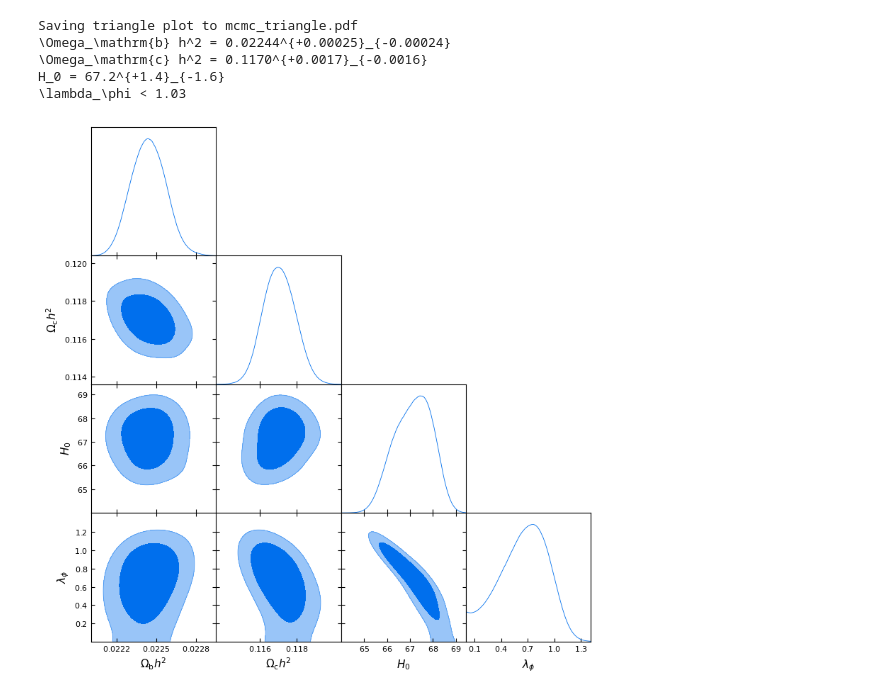
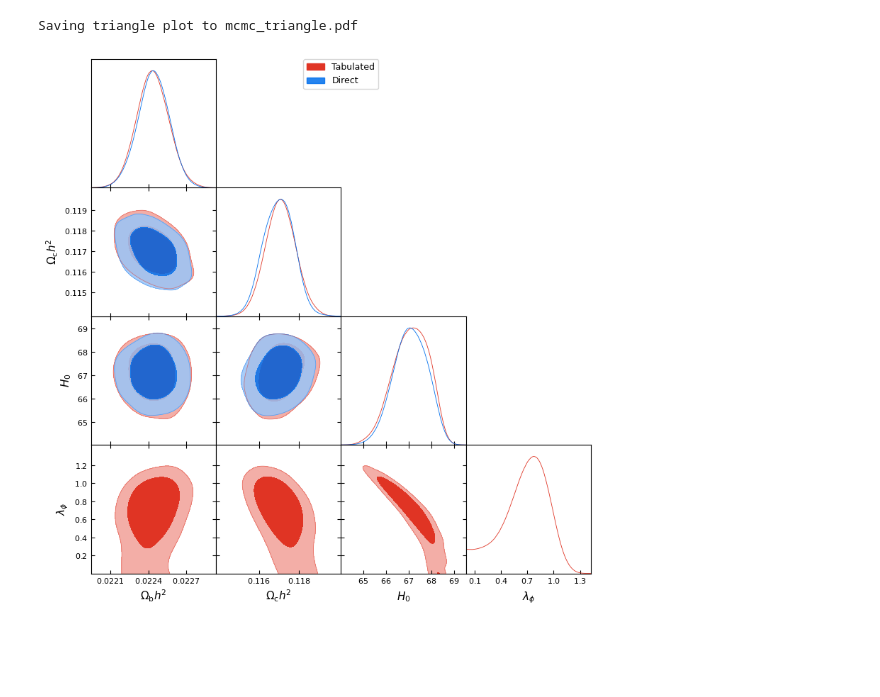
Before and after one commit to gborghetto/ESR_DE, a Jupyter notebook: test_exp_potential_camb.ipynb, the cells around one changed output. Drawn from its saved outputs; the diff is of its cells as text; code cells hidden in the pictures; blank space fills up the shorter version.

```diff
--- a/test_exp_potential_camb.ipynb
+++ b/test_exp_potential_camb.ipynb
@@ -4,7 +4,9 @@ from getdist import MCSamples, plots, loadMCSamples
 import os
 
 
-samples = loadMCSamples('./chains/quintessence_camb',settings={'ignore_rows': 0.33})
+samples_tab = loadMCSamples('./chains/quintessence_camb',settings={'ignore_rows': 0.33})
+samples_direct = loadMCSamples('./chains/camb_exp_mcmc',settings={'ignore_rows': 0.33})
 
-print('Parameter names available:', samples.getParamNames().list())
+print('Parameter names available:', samples_tab.getParamNames().list())
+print('Parameter names available:', samples_direct.getParamNames().list())
 # %% [output]
@@ -20,41 +17,37 @@ Parameter names available: ['omch2', 'ombh2', 'H0', 'lambda_phi', 'chi2__BAO', '
 # # Triangle plot for first up-to-6 parameters
 # param_names = [p.name for p in samples.getParamNames().list()][:6]
 # print('Using parameters for triangle plot:', param_names)
 
 param_names = ['ombh2', 'omch2', 'H0','lambda_phi']
 
 param_limits = {
     'ombh2': (0.0217, 0.023),
     'omch2': (0.1135, 0.12),
     'H0': (64, 72),
     'n': (0., 1.5),
 }
 
 g = plots.getSubplotPlotter()
-g.triangle_plot(samples, param_names, filled=True) #,param_limits=param_limits)
+g.triangle_plot([samples_tab, samples_direct], param_names, filled=True,legend_labels=['Tabulated', 'Direct']) #,param_limits=param_limits)
 out_triangle = 'mcmc_triangle.pdf'
 print('Saving triangle plot to', out_triangle)
 # g.export(out_triangle)
 
 
-for p in param_names:
-    print(samples.getInlineLatex(p,limit=2))
+# for p in param_names:
+#     print(samples.getInlineLatex(p,limit=2))
 
 # # 1D marginals for each parameter separately
 # for pname in samples.getParamNames().list():
 #     name = pname.name
 #     g = plots.getSinglePlotter()
 #     g.plot_1d(samples, [name])
 #     out1d = f'mcmc_1d_{name}.png'
 #     print('Saving 1D marginal to', out1d)
 #     g.export(out1d)
 # %% [output]
 Saving triangle plot to mcmc_triangle.pdf
-\Omega_\mathrm{b} h^2 = 0.02244^{+0.00025}_{-0.00024}
-\Omega_\mathrm{c} h^2 = 0.1170^{+0.0017}_{-0.0016}
-H_0 = 67.2^{+1.4}_{-1.6}
-\lambda_\phi < 1.03
-[figure, old version]
+[figure, new version]
 # %%
 # param_names = [p.name for p in samples.getParamNames().list()][:6]
 # print('Using parameters for triangle plot:', param_names)
```
Also changed, not shown: parts of 2 cells of this notebook.
